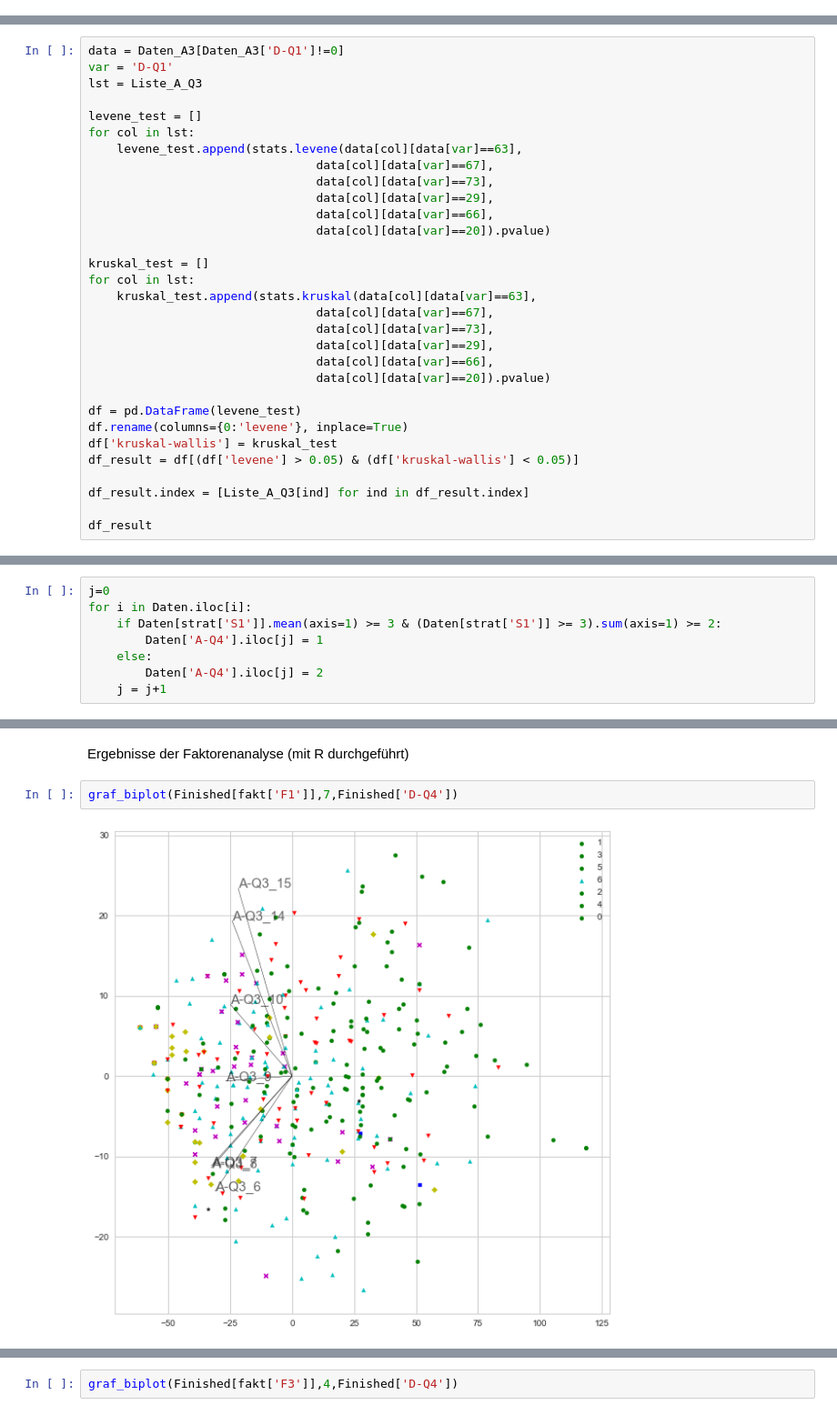
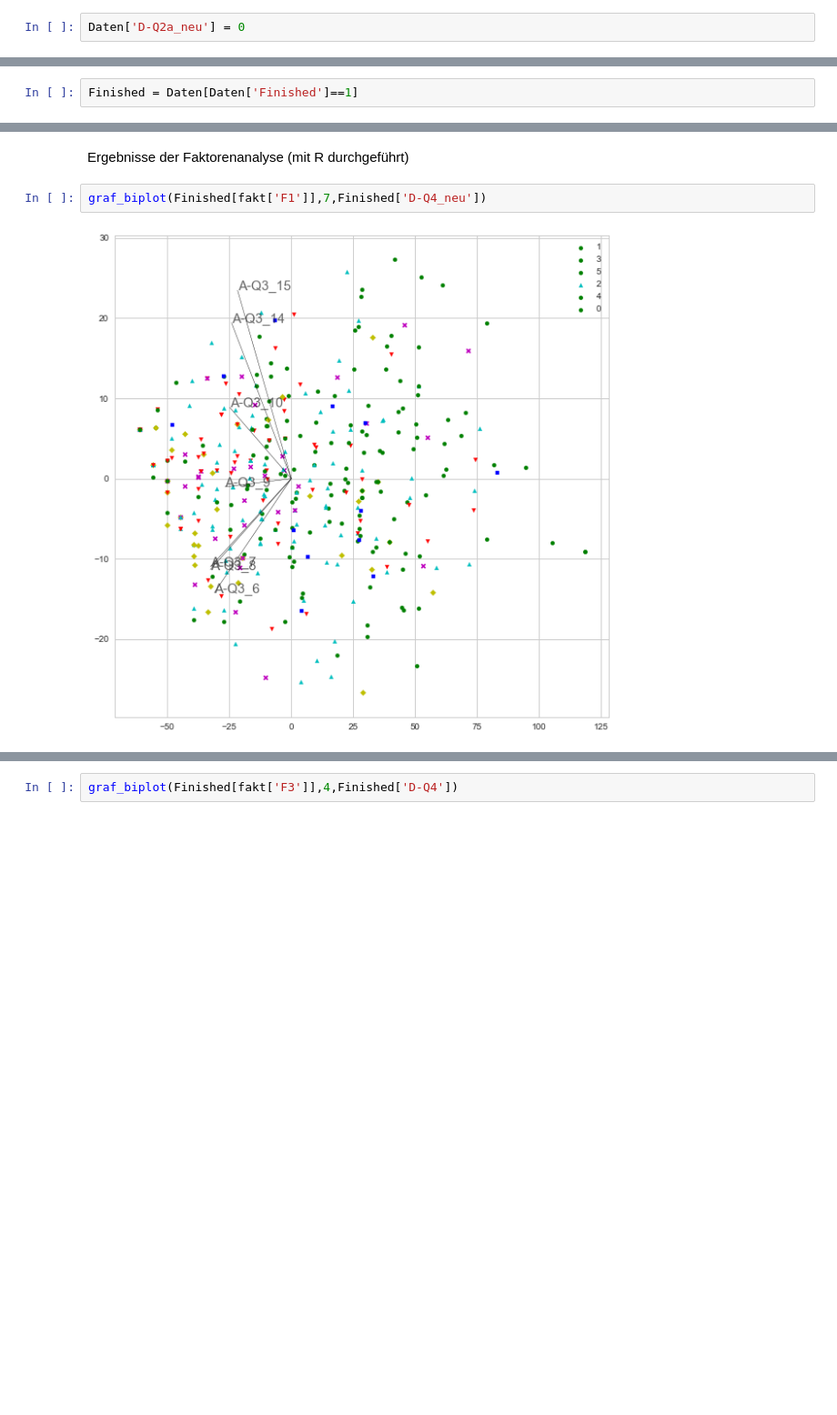
Before and after one commit to martinakienberger/Dissertation_LIS, a Jupyter notebook: Datenanalyse_Inferenz.ipynb, the cells around one changed output, grey strips where cells are left out. Shown at 91% size. Cells and saved outputs as stored; diff of their text form; blank space fills up the shorter version.

```diff
--- a/Datenanalyse_Inferenz.ipynb
+++ b/Datenanalyse_Inferenz.ipynb
@@ -667,0 +165,2 @@ n(4)= 34
+# %%
+Daten['D-Q2a_neu'] = 0
@@ -697,0 +498,2 @@ Name: D-Q8_fr, dtype: int64
+# %%
+Finished = Daten[Daten['Finished']==1]
@@ -906,34 +1324,3 @@ Eine weitere besondere Erhebungssituation stellt die Durchführung der Befragung
 Ein ähnliches Bild zeigt sich jedoch auch, wenn die Analyse mit anderen Universitäten (z.B. Vigo oder Salamanca) durchgeführt wird.
 
 Ein Einfluss der Verwendung des Papierfragebogens auf das Antwortverhalten kann daher nicht mit Sicherheit festgestellt werden.
-# %%
-data = Daten_A3[Daten_A3['D-Q1']!=0]
-var = 'D-Q1'
-lst = Liste_A_Q3
-
-levene_test = []
-for col in lst:
-    levene_test.append(stats.levene(data[col][data[var]==63],
-                                data[col][data[var]==67],
-                                data[col][data[var]==73],
-                                data[col][data[var]==29],
-                                data[col][data[var]==66],
-                                data[col][data[var]==20]).pvalue)
-
-kruskal_test = []
-for col in lst:
-    kruskal_test.append(stats.kruskal(data[col][data[var]==63],
-                                data[col][data[var]==67],
-                                data[col][data[var]==73],
-                                data[col][data[var]==29],
-                                data[col][data[var]==66],
-                                data[col][data[var]==20]).pvalue)
-
-df = pd.DataFrame(levene_test)
-df.rename(columns={0:'levene'}, inplace=True)
-df['kruskal-wallis'] = kruskal_test
-df_result = df[(df['levene'] > 0.05) & (df['kruskal-wallis'] < 0.05)]
-
-df_result.index = [Liste_A_Q3[ind] for ind in df_result.index]
-
-df_result
@@ -1023,8 +1353,0 @@ Daten_A3[(Daten_A3[strat['S1']].mean(axis=1) >= 3) & ((Daten_A3[strat['S1']] >=
-# %%
-j=0
-for i in Daten.iloc[i]:
-    if Daten[strat['S1']].mean(axis=1) >= 3 & (Daten[strat['S1']] >= 3).sum(axis=1) >= 2:
-        Daten['A-Q4'].iloc[j] = 1
-    else:
-        Daten['A-Q4'].iloc[j] = 2
-    j = j+1
@@ -1252,9 +1444,9 @@ fakt = {'F1': ['A-Q3_6','A-Q3_7','A-Q3_8','A-Q3_9','A-Q3_14','A-Q3_15','A-Q3_10'
 # %% [markdown]
 Ergebnisse der Faktorenanalyse (mit R durchgeführt)
 # %%
-graf_biplot(Finished[fakt['F1']],7,Finished['D-Q4'])
+graf_biplot(Finished[fakt['F1']],7,Finished['D-Q4_neu'])
 # %% [output]
-[figure, old version]
+[figure, new version]
 # %%
 graf_biplot(Finished[fakt['F2']],5,Finished['D-Q4'])
 # %% [output]
```
Also changed, not shown: parts of 198 cells of this notebook.
